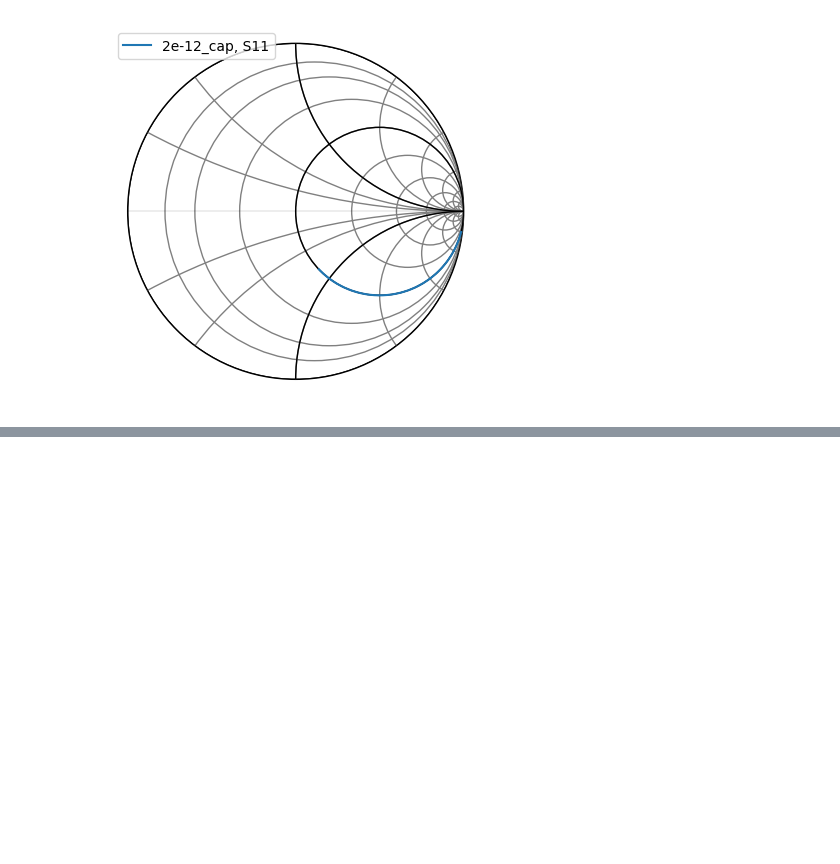
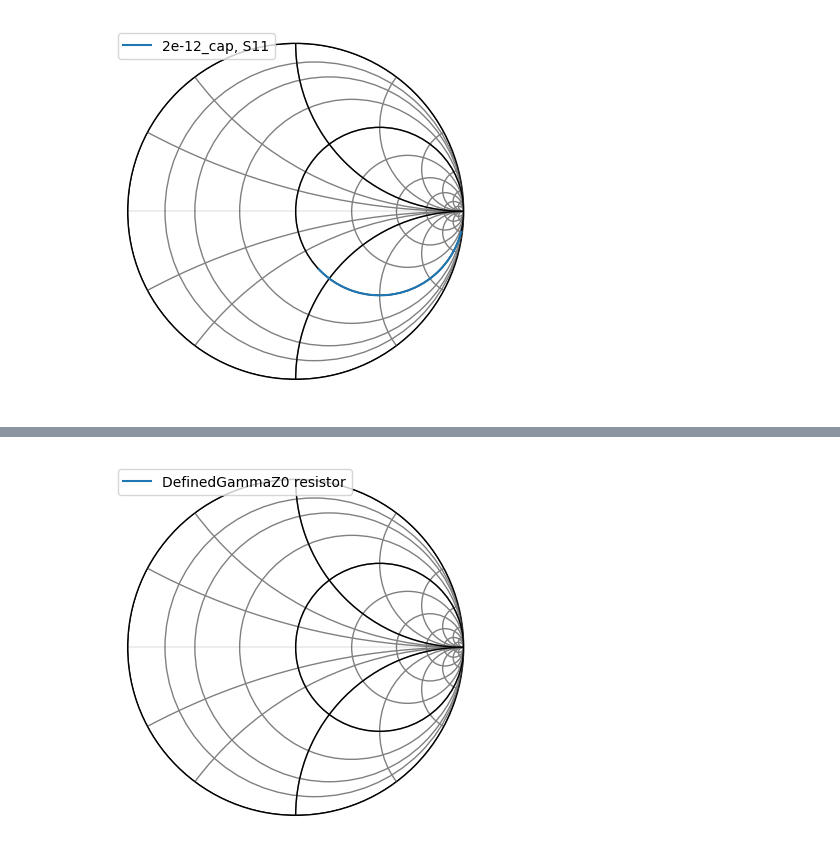
Before and after one commit to jwpen84/RFCircuitAIOptimizer, a Jupyter notebook: Optimizer_RFSample.ipynb, the cells around one changed output, grey strips where cells are left out. Drawn from its saved outputs; the diff is of its cells as text; code cells hidden in the pictures; blank space fills up the shorter version.

```diff
--- a/Optimizer_RFSample.ipynb
+++ b/Optimizer_RFSample.ipynb
@@ -58,0 +131,5 @@ cap_ntwk.s11.plot_s_smith(label='DefinedGammaZ0 Capacitor')
+# %%
+res_ntwk = media.resistor(100)
+res_ntwk.s11.plot_s_smith(label='DefinedGammaZ0 resistor')
+# %% [output]
+[figure, added]
```
Also changed, not shown: parts of 8 cells of this notebook, 2 other files.
